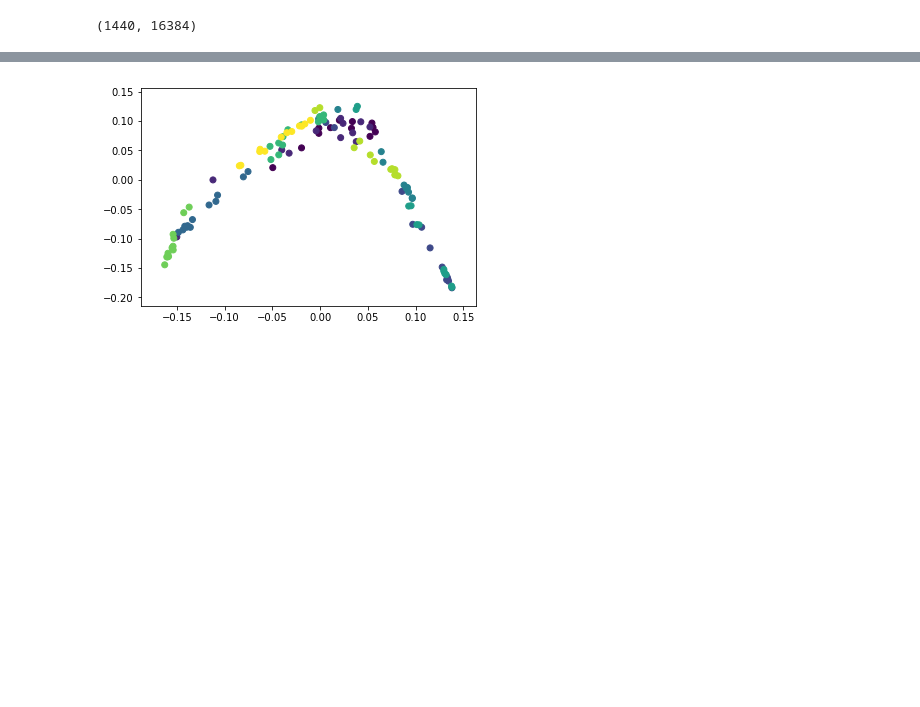
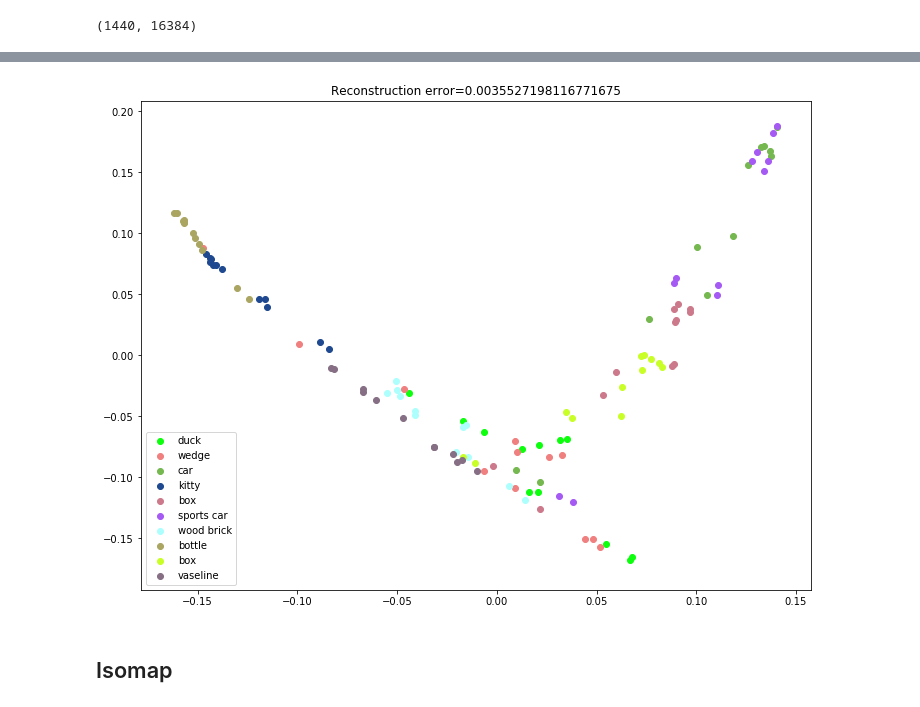
Before and after one commit to lambdaofgod/examples-counterexamples, a Jupyter notebook: notebooks/Manifold Learning.ipynb, the cells around one changed output, grey strips where cells are left out. Cells and saved outputs as stored; diff of their text form; code cells hidden in the pictures; blank space fills up the shorter version.

```diff
--- a/notebooks/Manifold Learning.ipynb
+++ b/notebooks/Manifold Learning.ipynb
@@ -46,4 +102,4 @@ for i in range(15):
 # %%
-lle = LocallyLinearEmbedding(n_neighbors=15)
+lle = LocallyLinearEmbedding(n_neighbors=12)
 %time imgs_lle = lle.fit_transform(imgs)
 # %% [output]
@@ -52,6 +108,9 @@ Wall time: 893 ms
-# %%
-plt.scatter(imgs_lle[:, 0], imgs_lle[:, 1], c=labels)
-plt.show()
-# %% [output]
-[figure, removed]
+# %%
+plt.title('Reconstruction error={}'.format(lle.reconstruction_error_))
+signed_scatterplot(imgs_lle)
+plt.show()
+# %% [output]
+[figure, added]
+# %% [markdown]
+## Isomap
 # %%
```
Also changed, not shown: parts of 13 cells of this notebook.
